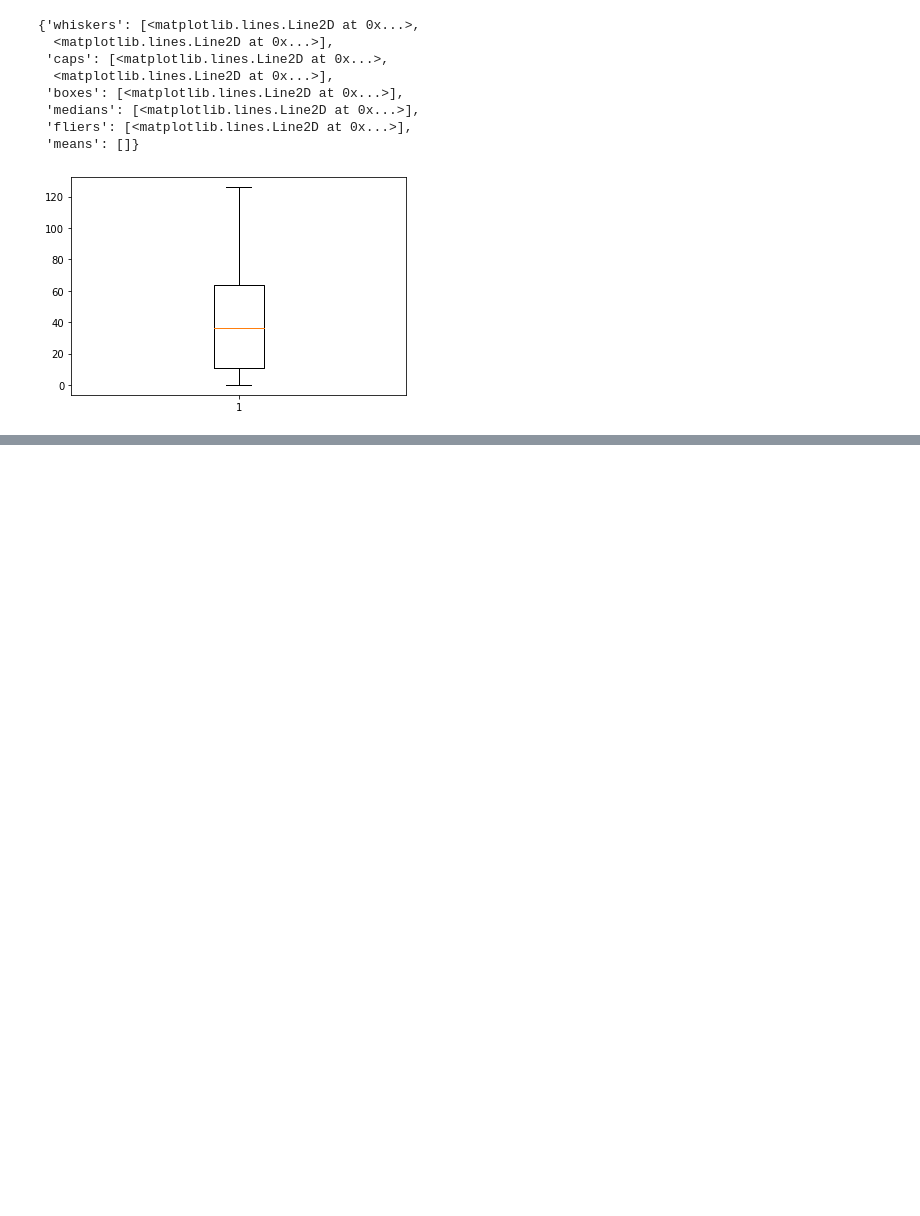
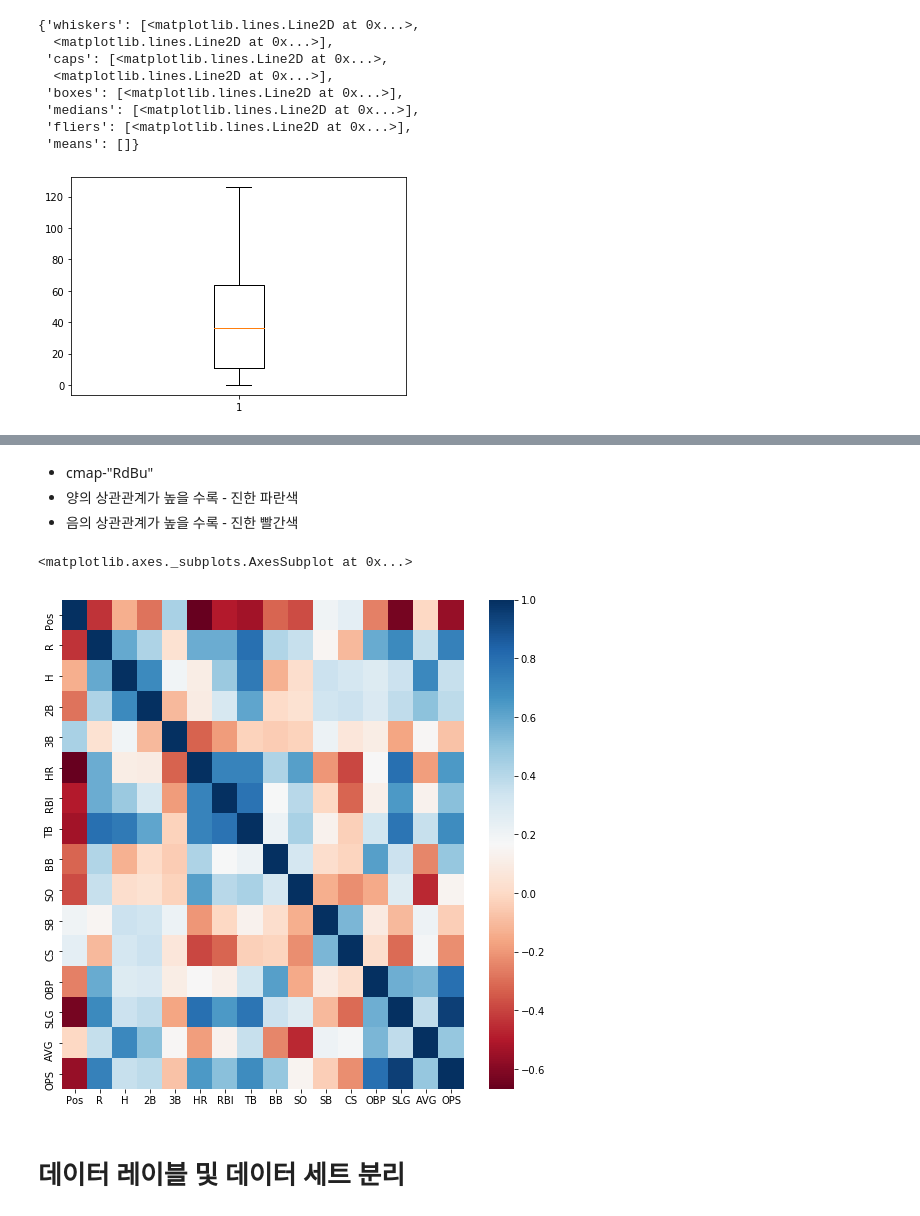
Before and after one commit to tenjumh/Practice, a Jupyter notebook: Predict_MLB_player_position/Practice_MLB_player_position_predict_with_machine_learning_ver1.ipynb, the cells around one changed output, grey strips where cells are left out. Cells and saved outputs as stored; diff of their text form; code cells hidden in the pictures; blank space fills up the shorter version.

```diff
--- a/Predict_MLB_player_position/Practice_MLB_player_position_predict_with_machine_learning_ver1.ipynb
+++ b/Predict_MLB_player_position/Practice_MLB_player_position_predict_with_machine_learning_ver1.ipynb
@@ -446,0 +480,13 @@ plt.boxplot(mlb_data_infld["RBI"])
+# %% [markdown]
+- cmap-"RdBu"
+- 양의 상관관계가 높을 수록 - 진한 파란색
+- 음의 상관관계가 높을 수록 - 진한 빨간색
+# %%
+plt.figure(figsize=(9,9))
+corr = miner_data_infld.corr()
+sns.heatmap(corr, cmap="RdBu")
+# %% [output]
+<matplotlib.axes._subplots.AxesSubplot at 0x...>
+[figure, added]
+# %% [markdown]
+# 데이터 레이블 및 데이터 세트 분리
```
Also changed, not shown: parts of 23 cells of this notebook, 11 other files.
